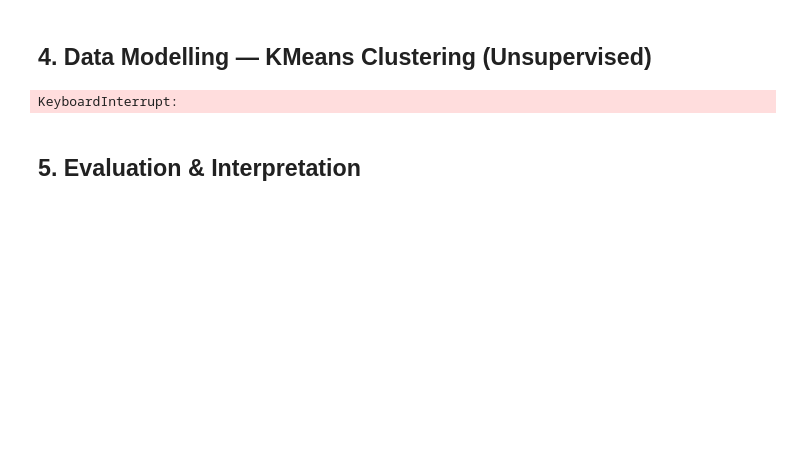
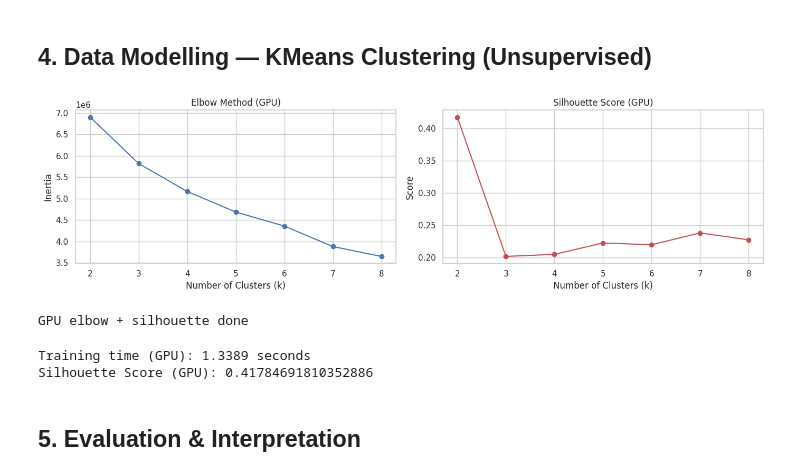
Before and after one commit to condrowiyono/pdb, a Jupyter notebook: bagian1_banking_hints.ipynb, the cells around one changed output. Cells and saved outputs as stored; diff of their text form; code cells hidden in the pictures; blank space fills up the shorter version.

```diff
--- a/bagian1_banking_hints.ipynb
+++ b/bagian1_banking_hints.ipynb
@@ -166,13 +218,0 @@ print(df[['Age', 'is_weekend', 'TransactionHour', 'TransactionMonth']].head())
-# %%
-# --- RFM Feature Engineering (per customer) ---
-
-snapshot_date = df['TransactionDate'].max() + pd.Timedelta(days=1)
-
-rfm = df.groupby('CustomerID').agg(
-    Recency   = ('TransactionDate', lambda x: (snapshot_date - x.max()).days),
-    Frequency = ('TransactionID',   'count'),
-    Monetary  = ('TransactionAmount (INR)', 'sum')
-).reset_index()
-
-print(rfm.describe())
-rfm.head()
@@ -209,50 +321,64 @@ rfm_scaled = scaler.fit_transform(rfm_log[['Recency', 'Frequency', 'Monetary']])
 # %% [markdown]
 ## 4. Data Modelling — KMeans Clustering (Unsupervised)
 # %%
-from sklearn.cluster import KMeans
-from sklearn.metrics import silhouette_score
-import time
+import cupy as cp
+import matplotlib.pyplot as plt
+# from cuml.cluster import KMeans as cuKMeans
+from cuml.cluster import KMeans as cuKMeans
+from cuml.metrics.cluster import silhouette_score as cu_silhouette_score
 
-# Elbow method to find optimal k
+# Move scaled features to GPU
+X_gpu = cp.asarray(rfm_scaled)
+
+# Elbow + silhouette on GPU
 inertias = []
 silhouettes = []
-K_range = range(2, 3)
+K_range = range(2, 9)
 
 for k in K_range:
-    km = KMeans(n_clusters=k, random_state=42, n_init=10)
-    km.fit(rfm_scaled)
-    inertias.append(km.inertia_)
-    silhouettes.append(silhouette_score(rfm_scaled, km.labels_))
+    km = cuKMeans(n_clusters=k, random_state=42, n_init=10)
+    labels = km.fit_predict(X_gpu)
+    inertias.append(float(km.inertia_))
+    silhouettes.append(float(cu_silhouette_score(X_gpu, labels)))
 
 fig, axes = plt.subplots(1, 2, figsize=(14, 4))
-axes[0].plot(K_range, inertias, 'bo-')
-axes[0].set_title('Elbow Method')
+axes[0].plot(list(K_range), inertias, 'bo-')
+axes[0].set_title('Elbow Method (GPU)')
 axes[0].set_xlabel('Number of Clusters (k)')
 axes[0].set_ylabel('Inertia')
 
-axes[1].plot(K_range, silhouettes, 'ro-')
-axes[1].set_title('Silhouette Score')
+axes[1].plot(list(K_range), silhouettes, 'ro-')
+axes[1].set_title('Silhouette Score (GPU)')
 axes[1].set_xlabel('Number of Clusters (k)')
 axes[1].set_ylabel('Score')
 
 plt.tight_layout()
 plt.savefig('elbow_silhouette.png', dpi=150)
 plt.show()
+
+print('GPU elbow + silhouette done')
 # %% [output]
+[figure, added]
-KeyboardInterrupt:
+GPU elbow + silhouette done
 # %%
-# --- Train Final Model with Best k ---
-BEST_K = 4  # change based on elbow/silhouette results
+import time
+
+# --- Train Final Model with Best k on GPU ---
+# With 11 features instead of 3, re-run the elbow/silhouette cell above
+# and update BEST_K to the k with the highest silhouette score.
+BEST_K = 2
 
 start = time.time()
-kmeans_final = KMeans(n_clusters=BEST_K, random_state=42, n_init=10)
-kmeans_final.fit(rfm_scaled)
+kmeans_final = cuKMeans(n_clusters=BEST_K, random_state=42, n_init=10)
+labels_gpu = kmeans_final.fit_predict(X_gpu)
 end = time.time()
 
-print(f'Training time: {end - start:.4f} seconds')
-
-rfm['Cluster'] = kmeans_final.labels_
-print('Silhouette Score:', silhouette_score(rfm_scaled, kmeans_final.labels_))
+print(f'Training time (GPU): {end - start:.4f} seconds')
+rfm['Cluster'] = cp.asnumpy(labels_gpu)
+print('Silhouette Score (GPU):', float(cu_silhouette_score(X_gpu, labels_gpu)))
+# %% [output]
+Training time (GPU): 1.3389 seconds
+Silhouette Score (GPU): 0.41784691810352886
 # %% [markdown]
 ## 5. Evaluation & Interpretation
 # %%
```
Also changed, not shown: parts of 18 cells of this notebook, 8 other files.
